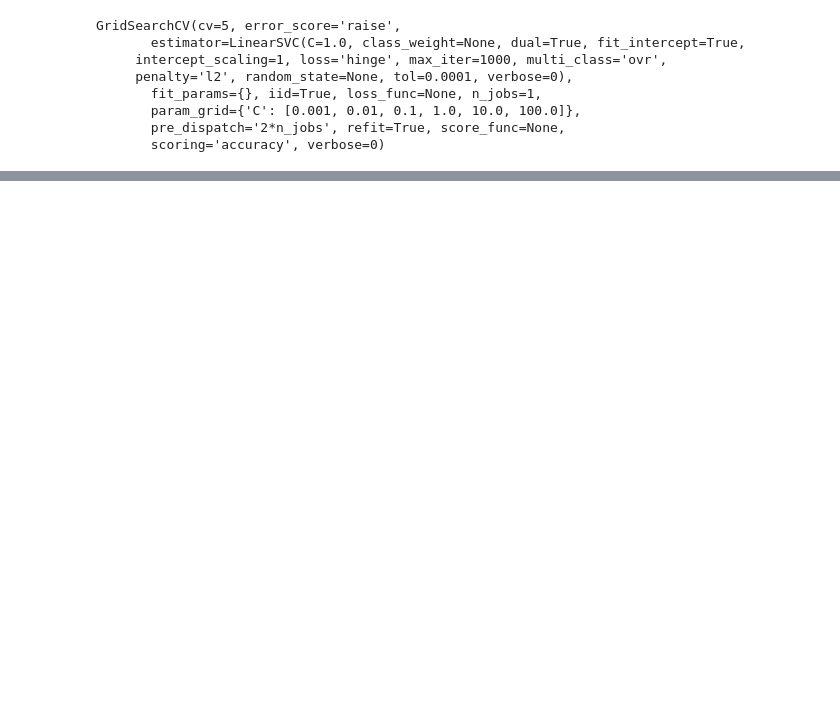
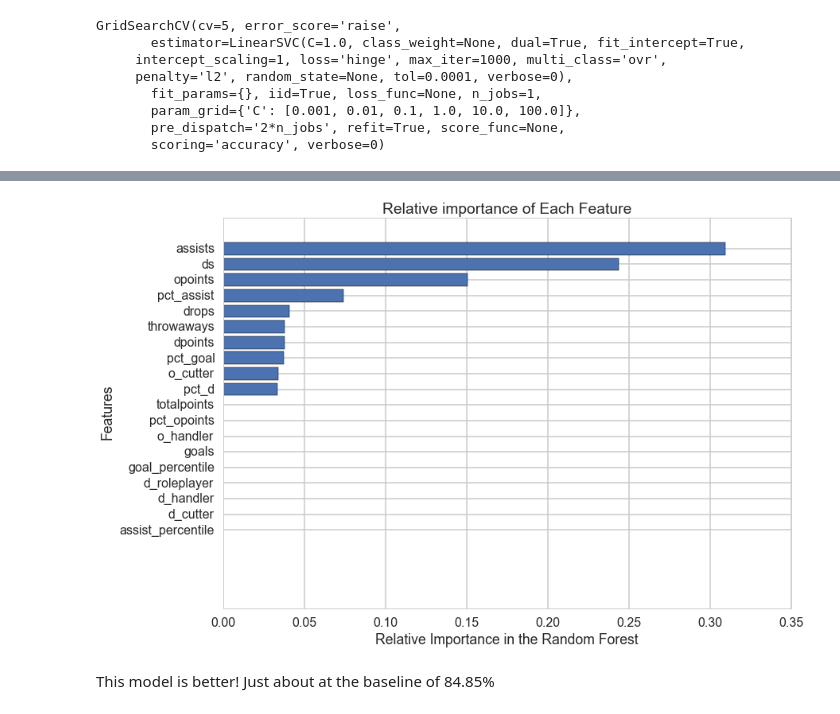
Before and after one commit to karinehsu/cs109-final-project, a Jupyter notebook: twitter_scrape.ipynb, the cells around one changed output, grey strips where cells are left out. Drawn from its saved outputs; the diff is of its cells as text; code cells hidden in the pictures; blank space fills up the shorter version.

```diff
--- a/twitter_scrape.ipynb
+++ b/twitter_scrape.ipynb
@@ -713,5 +689,4 @@ for ax, cc in zip(axes.ravel(), ccols):
 # %%
-lcols = ccols
 from sklearn.svm import LinearSVC
 clfsvm=LinearSVC(loss="hinge")
 Cs=[0.001, 0.01, 0.1, 1.0, 10.0, 100.0]
@@ -878,0 +763,2 @@ array([[  1.26824438e-12,   2.16257379e-12,  -9.19849693e-13,
+# %%
+Xnames = lcols
@@ -878,0 +769,6 @@ array([[  1.26824438e-12,   2.16257379e-12,  -9.19849693e-13,
+# %%
+itrain, itest = train_test_split(xrange(dftouse.shape[0]), train_size=0.6)
+mask=np.ones(dftouse.shape[0], dtype='int')
+mask[itrain]=1
+mask[itest]=0
+mask = (mask==1)
@@ -878,0 +801,8 @@ array([[  1.26824438e-12,   2.16257379e-12,  -9.19849693e-13,
+# %%
+from sklearn import tree
+clfTree1 = tree.DecisionTreeClassifier()
+
+parameters = {"max_depth": [1, 2, 3, 4, 5, 6, 7], 'min_samples_leaf': [1, 2, 3, 4, 5, 6]}
+clfTree1, Xtrain, ytrain, Xtest, ytest = do_classify(clfTree1, parameters, dftouse,
+                                                     Xnames,'b_twitter', 1,
+                                                     mask=mask, n_jobs = 4, score_func = 'f1')
@@ -878,0 +818,14 @@ array([[  1.26824438e-12,   2.16257379e-12,  -9.19849693e-13,
+# %%
+importance_list = clfTree1.feature_importances_
+name_list = Xnames
+importance_list, name_list = zip(*sorted(zip(importance_list, name_list)))
+plt.barh(range(len(name_list)),importance_list,align='center')
+plt.yticks(range(len(name_list)),name_list)
+plt.xlabel('Relative Importance in the Random Forest')
+plt.ylabel('Features')
+plt.title('Relative importance of Each Feature')
+plt.show()
+# %% [output]
+[figure, added]
+# %% [markdown]
+This model is better! Just about at the baseline of 84.85%
```
Also changed, not shown: parts of 93 cells of this notebook, 5 other files.
